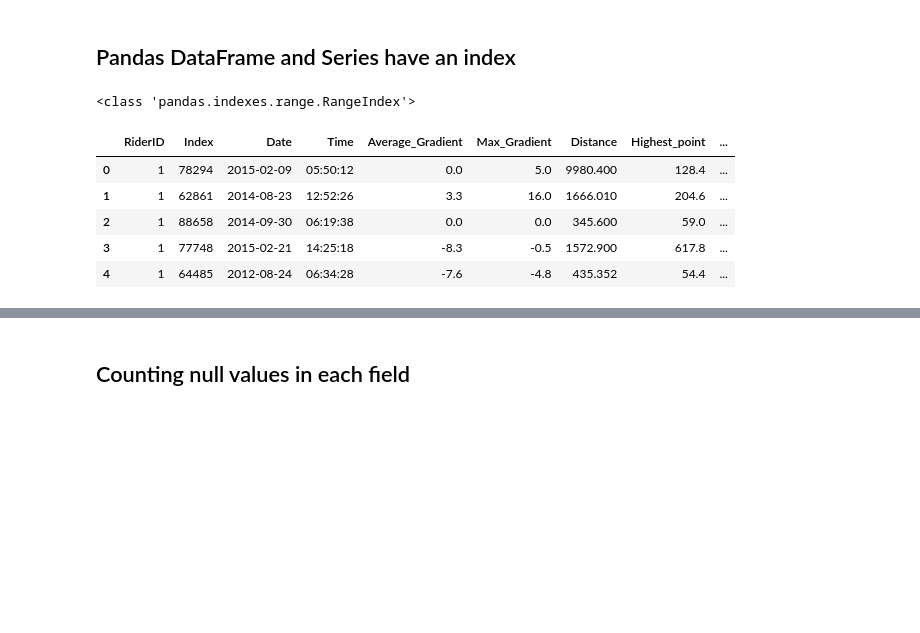
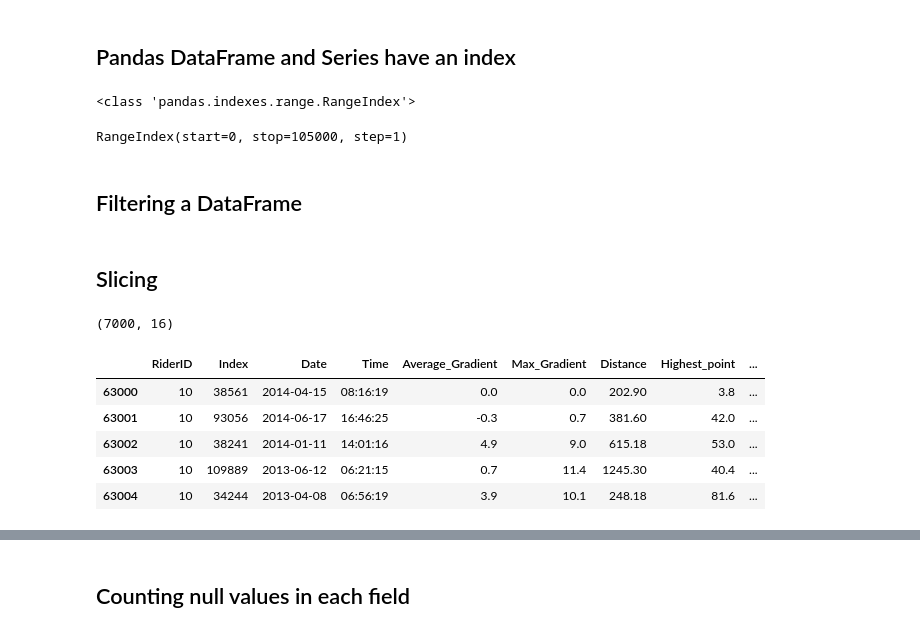
Before and after one commit to ey-lab/formation-python, a Jupyter notebook: lessons/50-data-manipulation/52-Pandas/garmin.ipynb, the cells around one changed output, grey strips where cells are left out. Saved outputs shown, nothing was run; the diff lists cells and outputs as text; code cells hidden in the pictures; blank space fills up the shorter version.

```diff
--- a/lessons/50-data-manipulation/52-Pandas/garmin.ipynb
+++ b/lessons/50-data-manipulation/52-Pandas/garmin.ipynb
@@ -93,12 +135,23 @@ Name: 4, dtype: object
 ## Pandas DataFrame and Series have an index
 # %%
 print(type(data_train.index))
-data_train.head()
+data_train.index
 # %% [output]
 <class 'pandas.indexes.range.RangeIndex'>
-|  | RiderID | Index | Date | Time | Average_Gradient | Max_Gradient | Distance | Highest_point | ... |
-| 0 | 1 | 78294 | 2015-02-09 | 05:50:12 | 0.0 | 5.0 | 9980.400 | 128.4 | ... |
-| 1 | 1 | 62861 | 2014-08-23 | 12:52:26 | 3.3 | 16.0 | 1666.010 | 204.6 | ... |
-| 2 | 1 | 88658 | 2014-09-30 | 06:19:38 | 0.0 | 0.0 | 345.600 | 59.0 | ... |
-| 3 | 1 | 77748 | 2015-02-21 | 14:25:18 | -8.3 | -0.5 | 1572.900 | 617.8 | ... |
-| 4 | 1 | 64485 | 2012-08-24 | 06:34:28 | -7.6 | -4.8 | 435.352 | 54.4 | ... |
+RangeIndex(start=0, stop=105000, step=1)
+# %% [markdown]
+## Filtering a DataFrame
+# %% [markdown]
+## Slicing
+# %%
+data_train_rider10 = data_train.loc[data_train.RiderID == 10]
+print(data_train_rider10.shape)
+data_train_rider10.head()
+# %% [output]
+(7000, 16)
+|  | RiderID | Index | Date | Time | Average_Gradient | Max_Gradient | Distance | Highest_point | ... |
+| 63000 | 10 | 38561 | 2014-04-15 | 08:16:19 | 0.0 | 0.0 | 202.90 | 3.8 | ... |
+| 63001 | 10 | 93056 | 2014-06-17 | 16:46:25 | -0.3 | 0.7 | 381.60 | 42.0 | ... |
+| 63002 | 10 | 38241 | 2014-01-11 | 14:01:16 | 4.9 | 9.0 | 615.18 | 53.0 | ... |
+| 63003 | 10 | 109889 | 2013-06-12 | 06:21:15 | 0.7 | 11.4 | 1245.30 | 40.4 | ... |
+| 63004 | 10 | 34244 | 2013-04-08 | 06:56:19 | 3.9 | 10.1 | 248.18 | 81.6 | ... |
```
Also changed, not shown: parts of 14 cells of this notebook.
